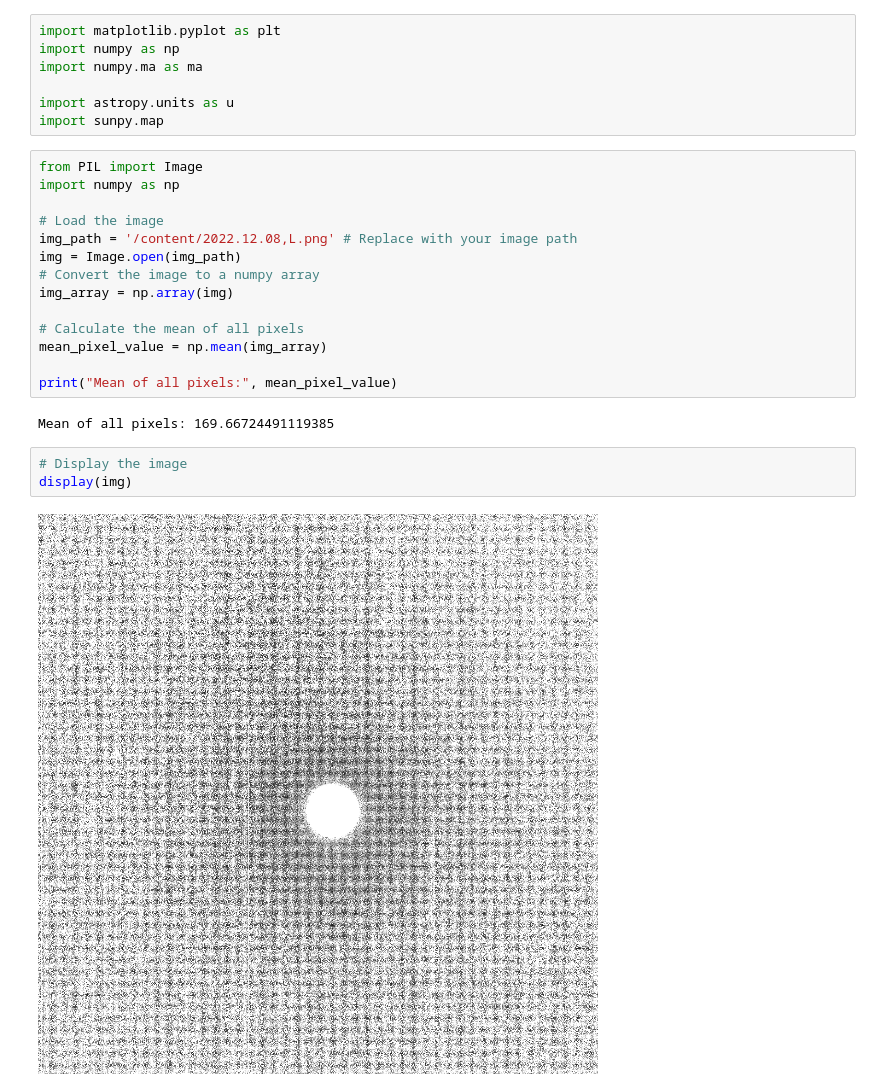
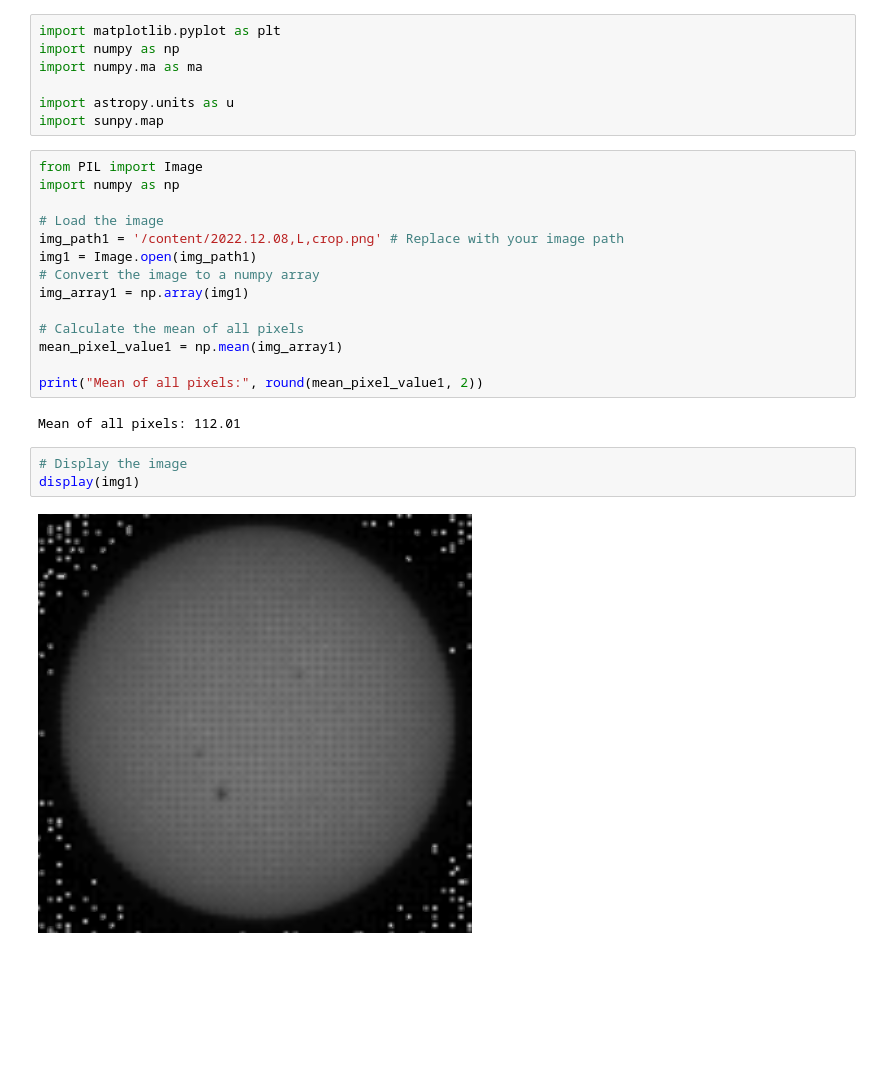
Before and after one commit to rituparna50/MarsPosition, a Jupyter notebook: Image_Analysis.ipynb, the cells around one changed output. Saved outputs shown, nothing was run; the diff lists cells and outputs as text; blank space fills up the shorter version.

```diff
--- a/Image_Analysis.ipynb
+++ b/Image_Analysis.ipynb
@@ -101,21 +101,21 @@ from PIL import Image
 import numpy as np
 
 # Load the image
-img_path = '/content/2022.12.08,L.png' # Replace with your image path
-img = Image.open(img_path)
+img_path1 = '/content/2022.12.08,L,crop.png' # Replace with your image path
+img1 = Image.open(img_path1)
 # Convert the image to a numpy array
-img_array = np.array(img)
+img_array1 = np.array(img1)
 
 # Calculate the mean of all pixels
-mean_pixel_value = np.mean(img_array)
+mean_pixel_value1 = np.mean(img_array1)
 
-print("Mean of all pixels:", mean_pixel_value)
+print("Mean of all pixels:", round(mean_pixel_value1, 2))
 # %% [output]
-Mean of all pixels: 169.66724491119385
+Mean of all pixels: 112.01
 # %%
 # Display the image
-display(img)
+display(img1)
 # %% [output]
-[figure, old version]
+[figure, new version]
 # %%
 # Convert the image to a numpy array
```
Also changed, not shown: parts of 5 cells of this notebook.
